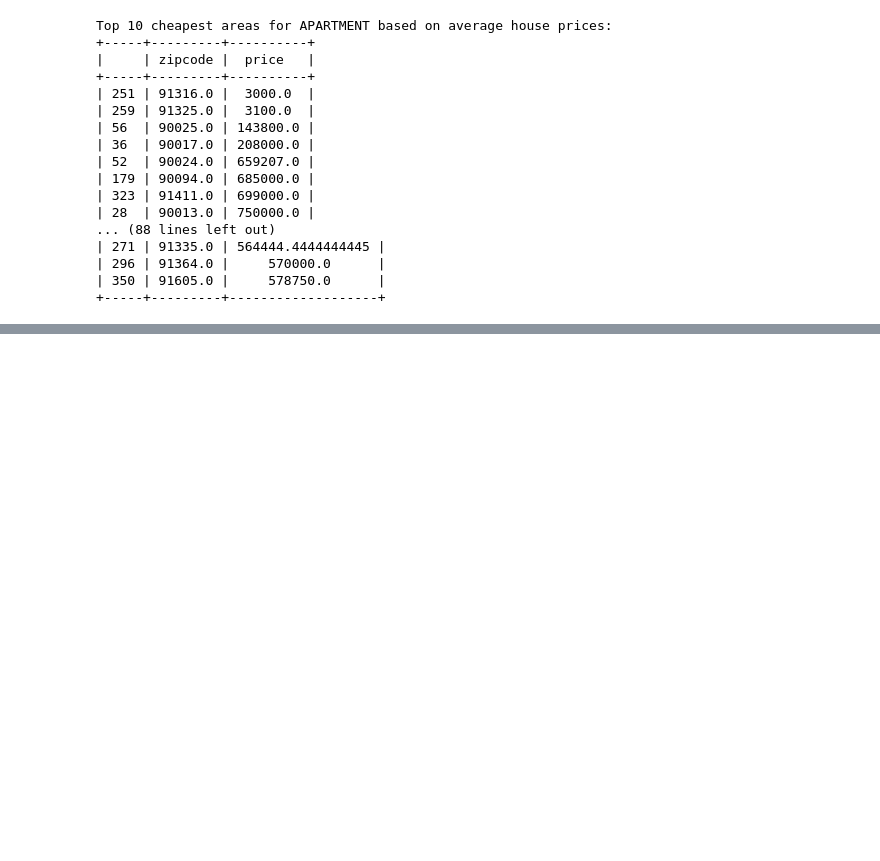
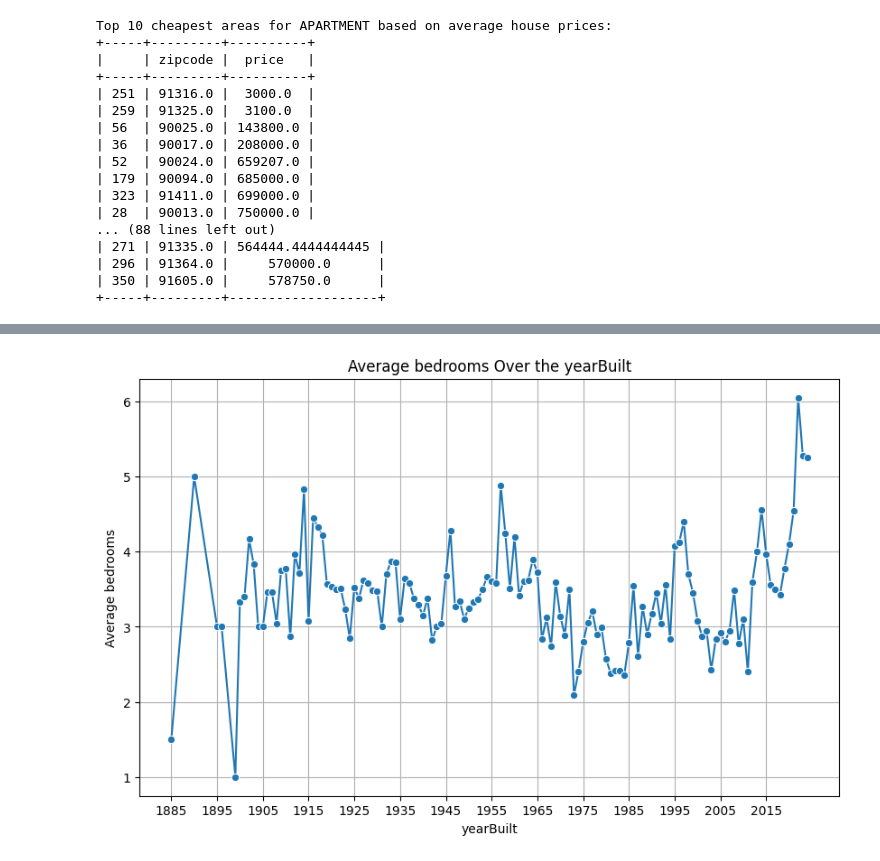
Before and after one commit to MAmin-y/House-price-analysis-and-prediction-LA-2024, a Jupyter notebook: top10.ipynb, the cells around one changed output, grey strips where cells are left out. Saved outputs shown, nothing was run; the diff lists cells and outputs as text; code cells hidden in the pictures; blank space fills up the shorter version.

```diff
--- a/top10.ipynb
+++ b/top10.ipynb
@@ -158,0 +208,4 @@ Top 10 cheapest areas for APARTMENT based on average house prices:
+# %%
+show_avg_during_yearBuilt(df, "bedrooms")
+# %% [output]
+[figure, added]
```
Also changed, not shown: parts of 16 cells of this notebook.
